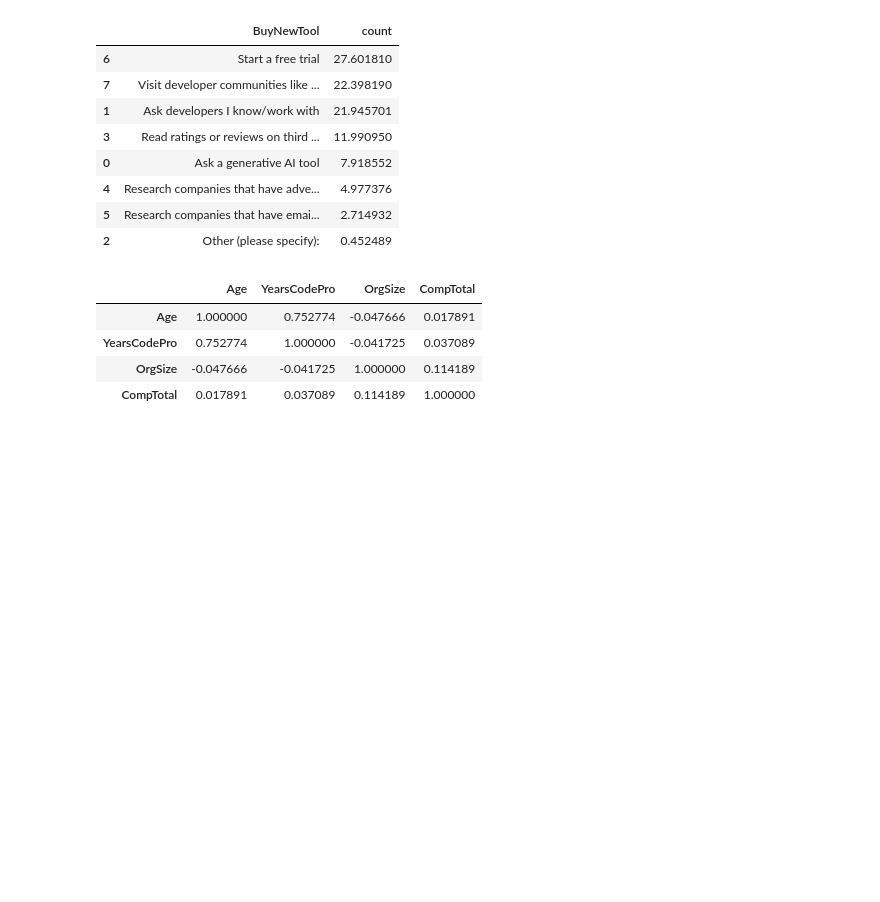
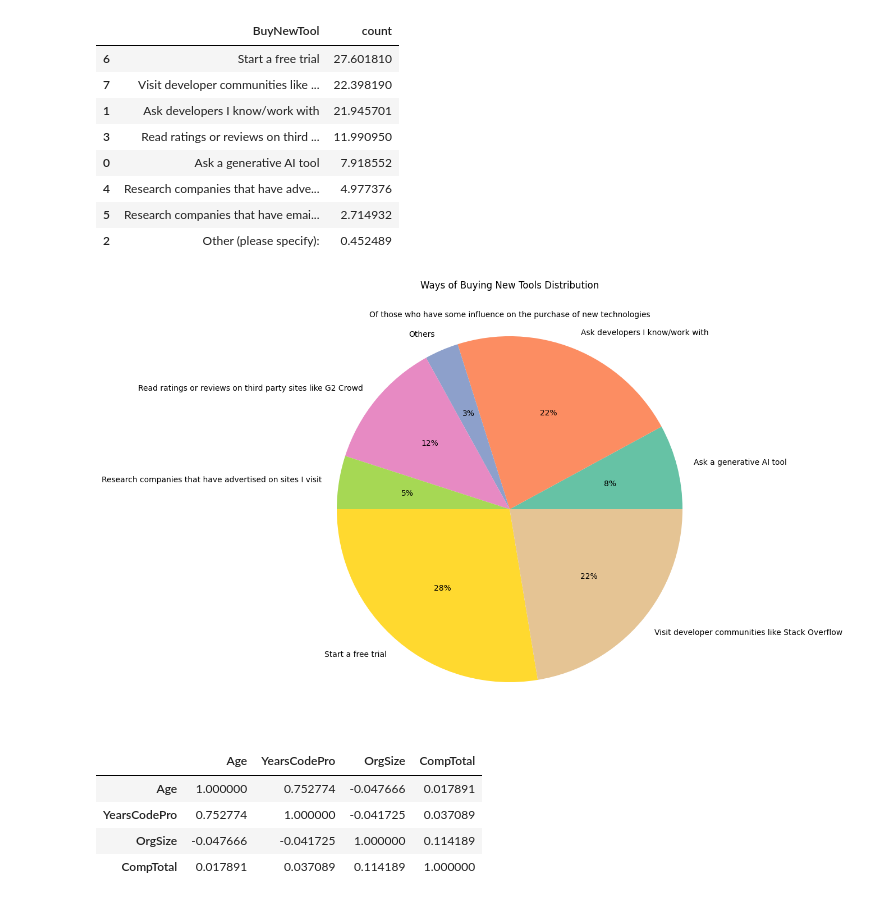
Before and after one commit to abrahim-k/stack_overflow_data, a Jupyter notebook: stack_overflow.ipynb, the cells around one changed output. Drawn from its saved outputs; the diff is of its cells as text; code cells hidden in the pictures; blank space fills up the shorter version.

```diff
--- a/stack_overflow.ipynb
+++ b/stack_overflow.ipynb
@@ -516,6 +526,10 @@ some_influence_buy
 | 4 | Research companies that have adve... | 4.977376 |
 | 5 | Research companies that have emai... | 2.714932 |
 | 2 | Other (please specify): | 0.452489 |
+# %%
+plotter.give_pie_plot(some_influence_buy, 'some influence', 'BuyNewTool', 'Ways of Buying New Tools')
+# %% [output]
+[figure, added]
 # %%
 class CorrelationCalculator:
     def __init__(self, df):
```
Also changed, not shown: parts of 4 cells of this notebook.
